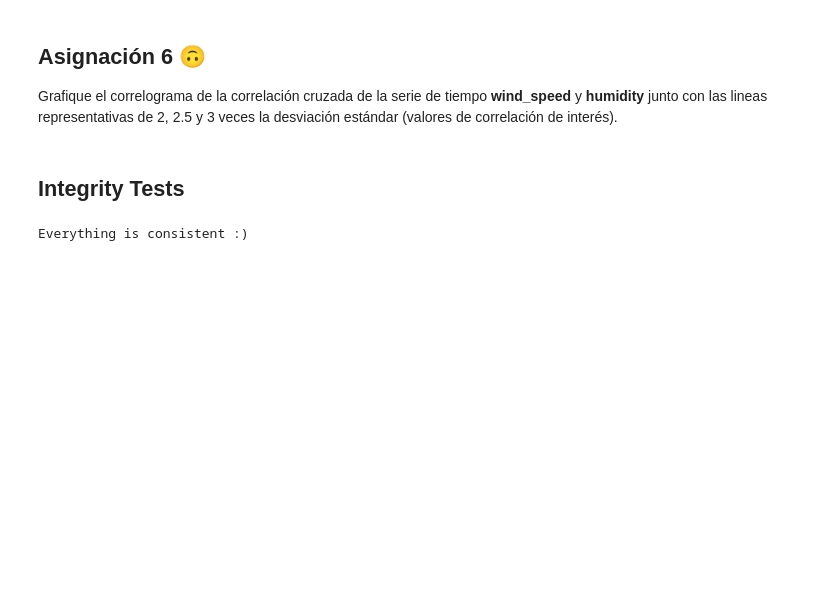
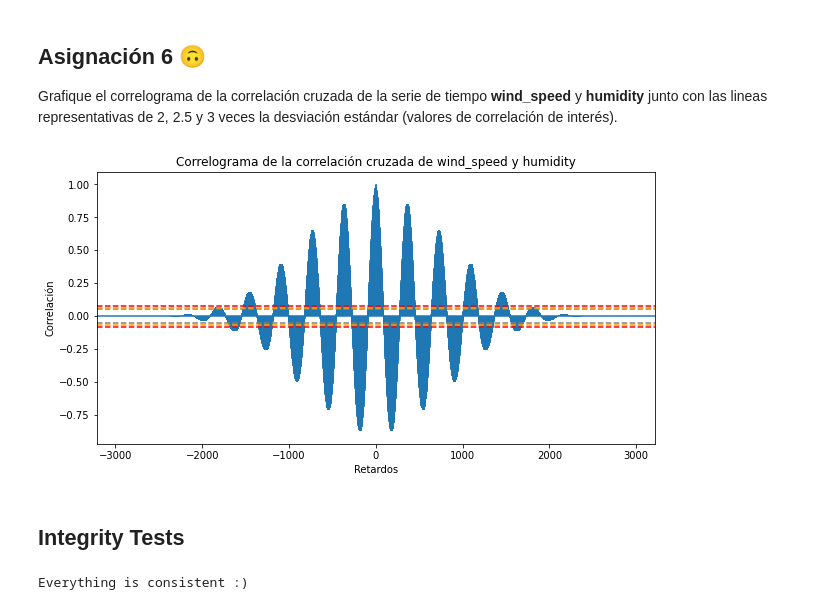
Before and after one commit to svroo/Time_series, a Jupyter notebook: Practica 2/2 - Estimación de Métricas de Dependencia 1.ipynb, the cells around one changed output. Drawn from its saved outputs; the diff is of its cells as text; code cells hidden in the pictures; blank space fills up the shorter version.

```diff
--- a/Practica 2/2 - Estimación de Métricas de Dependencia 1.ipynb
+++ b/Practica 2/2 - Estimación de Métricas de Dependencia 1.ipynb
@@ -182,6 +218,34 @@ Grafique el correlograma de la autocorrelación de la serie de tiempo __wind_spe
 ## Asignación 6 &#x1F643;
 
 Grafique el correlograma de la correlación cruzada de la serie de tiempo __wind_speed__ y __humidity__ junto con las lineas representativas de 2, 2.5 y 3 veces la desviación estándar (valores de correlación de interés).
+# %%
+# Calculamos la correlacion cruzada
+# corr = crossvariance(df.wind_speed, df.humidity, lags=0)
+corr = np.correlate(df['wind_speed'] - df['wind_speed'].mean(), df['humidity'] - df['humidity'].mean(), mode='full')
+corr /= np.sqrt(np.dot(df['wind_speed'] - df['wind_speed'].mean(), df['wind_speed'] - df['wind_speed'].mean()) * np.dot(df['humidity'] - df['humidity'].mean(), df['humidity'] - df['humidity'].mean()))
+
+# Calculamos la desviacion estandar
+# std = np.std(df)
+
+# Obtenemos los valores de 2, 2.5 y 3 veces la desviacion estandar
+std_2 = 2 / np.sqrt(len(df))
+std_2_5 = 2.5 / np.sqrt(len(df))
+std_3 = 3 / np.sqrt(len(df))
+
+# Grafica
+fig, ax = plt.subplots(figsize=(10, 5))
+# pd.plotting.corr
+ax.acorr(corr, maxlags=None)
+ax.axhline(y=std_2, linestyle='--', color='gray')
+ax.axhline(y=-std_2, linestyle='--', color='gray')
+ax.axhline(y=std_2_5, linestyle='--', color='orange')
+ax.axhline(y=-std_2_5, linestyle='--', color='orange')
+ax.axhline(y=std_3, linestyle='--', color='red')
+ax.axhline(y=-std_3, linestyle='--', color='red')
+ax.set(title='Correlograma de la correlación cruzada de wind_speed y humidity', xlabel='Retardos', ylabel='Correlación')
+plt.show()
+# %% [output]
+[figure, added]
 # %% [markdown]
 ## Integrity Tests
 # %%
```
Also changed, not shown: parts of 5 cells of this notebook, 3 other files.
